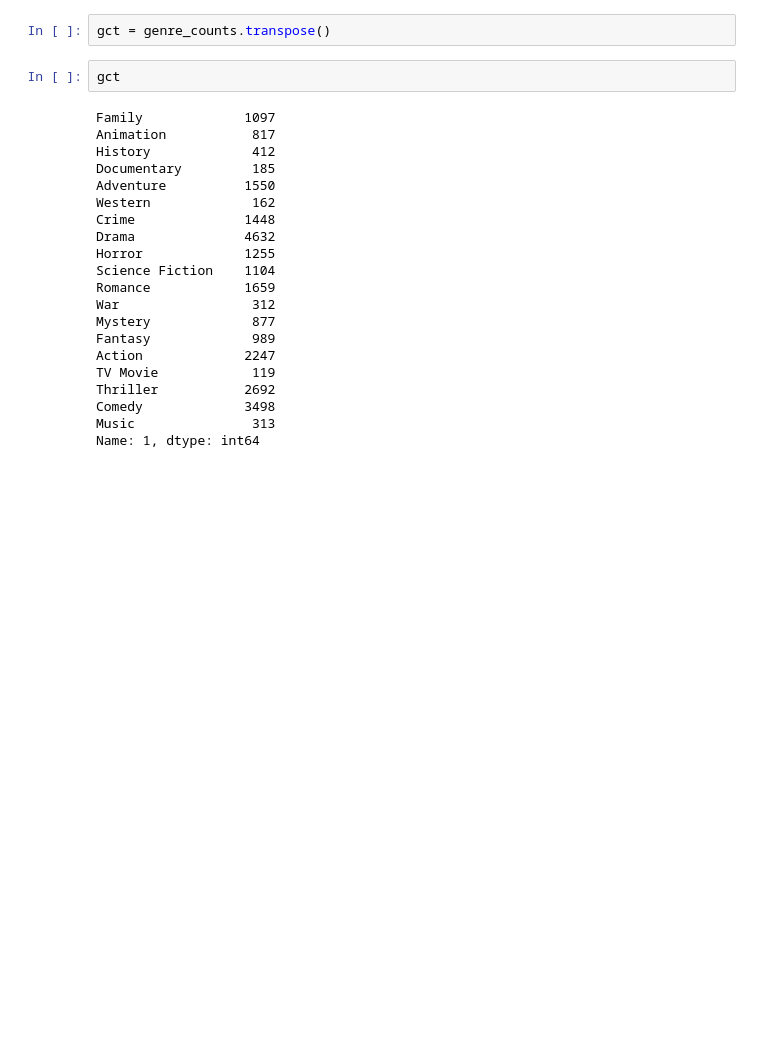
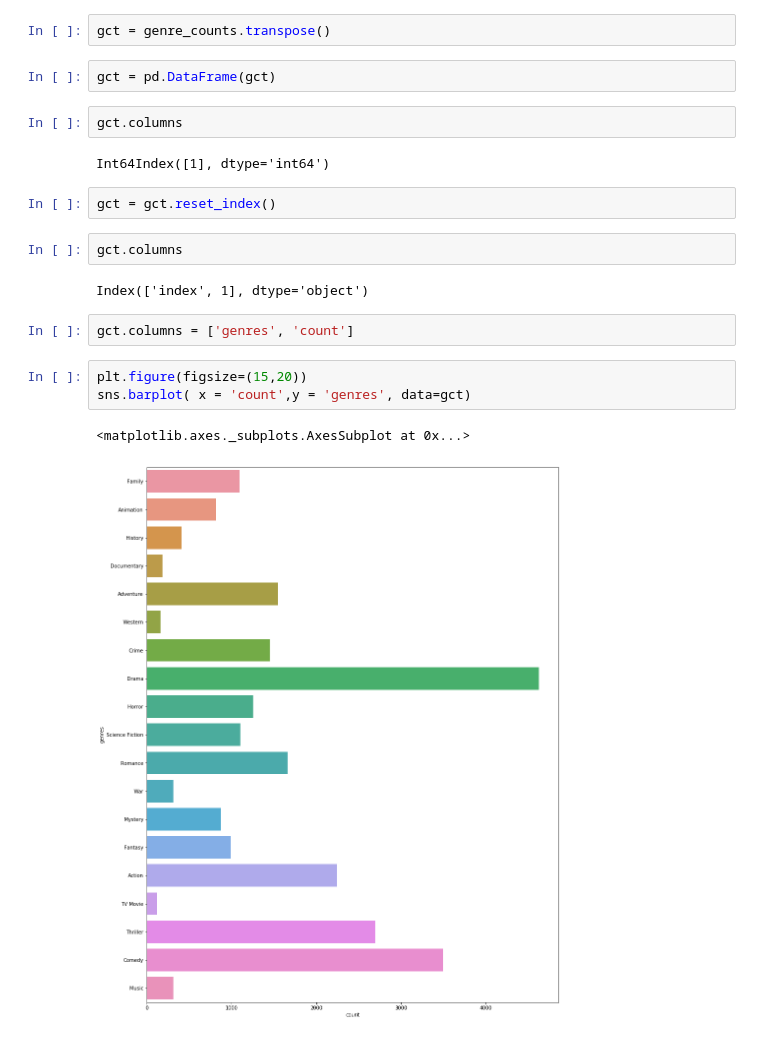
Before and after one commit to AaronRiegel/GenrePrediction, a Jupyter notebook: Scripts/DataAnalysis_aaron_TFIDF.ipynb, the cells around one changed output. Cells and saved outputs as stored; diff of their text form; blank space fills up the shorter version.

Commit message:
Update DataAnalysis

```diff
--- a/Scripts/DataAnalysis_aaron_TFIDF.ipynb
+++ b/Scripts/DataAnalysis_aaron_TFIDF.ipynb
@@ -294,26 +294,23 @@ genre_counts = genre_df.apply(pd.Series.value_counts)
 genre_counts = genre_counts.loc[1]
 # %%
 gct = genre_counts.transpose()
+# %%
+gct = pd.DataFrame(gct)
 # %%
-gct
+gct.columns
 # %% [output]
-Family             1097
-Animation           817
-History             412
-Documentary         185
-Adventure          1550
-Western             162
-Crime              1448
-Drama              4632
-Horror             1255
-Science Fiction    1104
-Romance            1659
-War                 312
-Mystery             877
-Fantasy             989
-Action             2247
-TV Movie            119
-Thriller           2692
-Comedy             3498
-Music               313
-Name: 1, dtype: int64
+Int64Index([1], dtype='int64')
+# %%
+gct = gct.reset_index()
+# %%
+gct.columns
+# %% [output]
+Index(['index', 1], dtype='object')
+# %%
+gct.columns = ['genres', 'count']
+# %%
+plt.figure(figsize=(15,20))
+sns.barplot( x = 'count',y = 'genres', data=gct)
+# %% [output]
+<matplotlib.axes._subplots.AxesSubplot at 0x...>
+[figure, added]
```
Also changed, not shown: parts of 1 cell of this notebook.
